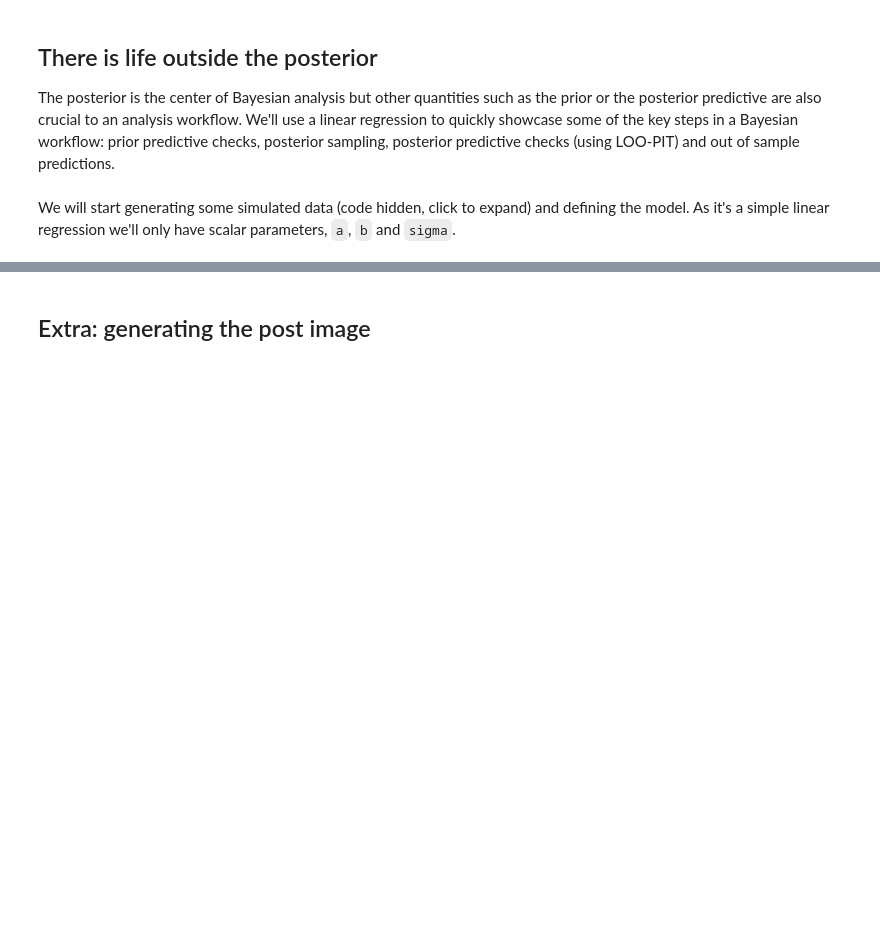
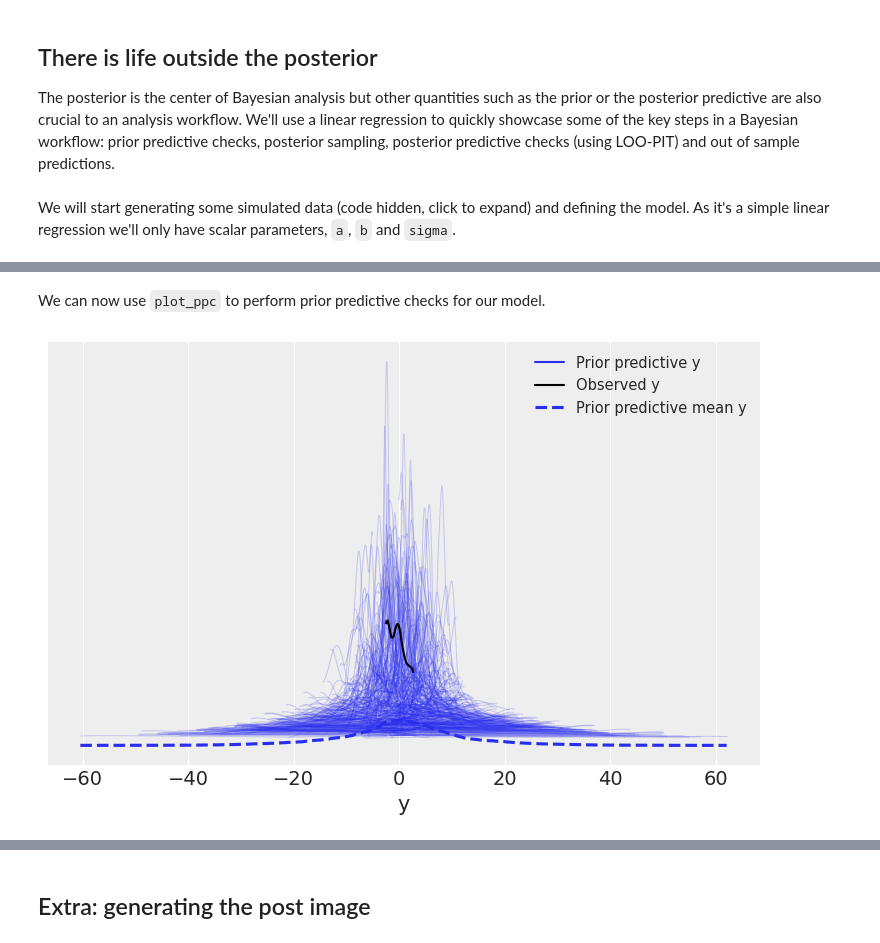
Before and after one commit to OriolAbril/oriol_unraveled, a Jupyter notebook: _notebooks/2020-08-16-pymc3-arviz.ipynb, the cells around one changed output, grey strips where cells are left out. Drawn from its saved outputs; the diff is of its cells as text; code cells hidden in the pictures; blank space fills up the shorter version.

```diff
--- a/_notebooks/2020-08-16-pymc3-arviz.ipynb
+++ b/_notebooks/2020-08-16-pymc3-arviz.ipynb
@@ -200,10 +218,10 @@ y_ = a_ + b_ * x_ + rng.normal(size=len(x_))
 # %%
-coords = {"year": np.arange(2021-len(x_), 2021)}
+coords = {"year": year_}
 with pm.Model(coords=coords) as linreg_model:
-    x = pm.Data("x", x_)
+    x = pm.Data("x", x_, dims="year")
 
     a = pm.Normal("a", 0, 3)
     b = pm.Normal("b", 0, 2)
     sigma = pm.HalfNormal("sigma", 2)
 
-    y = pm.Normal("y", a + b * x, observed=y_)
+    y = pm.Normal("y", a + b * x, observed=y_, dims="year")
@@ -209,0 +233,11 @@ with pm.Model(coords=coords) as linreg_model:
+# %%
+with linreg_model:
+    prior = pm.sample_prior_predictive(700)
+    linreg_idata = az.from_pymc3(prior=prior)
+linreg_idata
+# %% [markdown]
+We can now use `plot_ppc` to perform prior predictive checks for our model.
+# %%
+az.plot_ppc(linreg_idata, group="prior");
+# %% [output]
+[figure, added]
```
Also changed, not shown: parts of 18 cells of this notebook.
